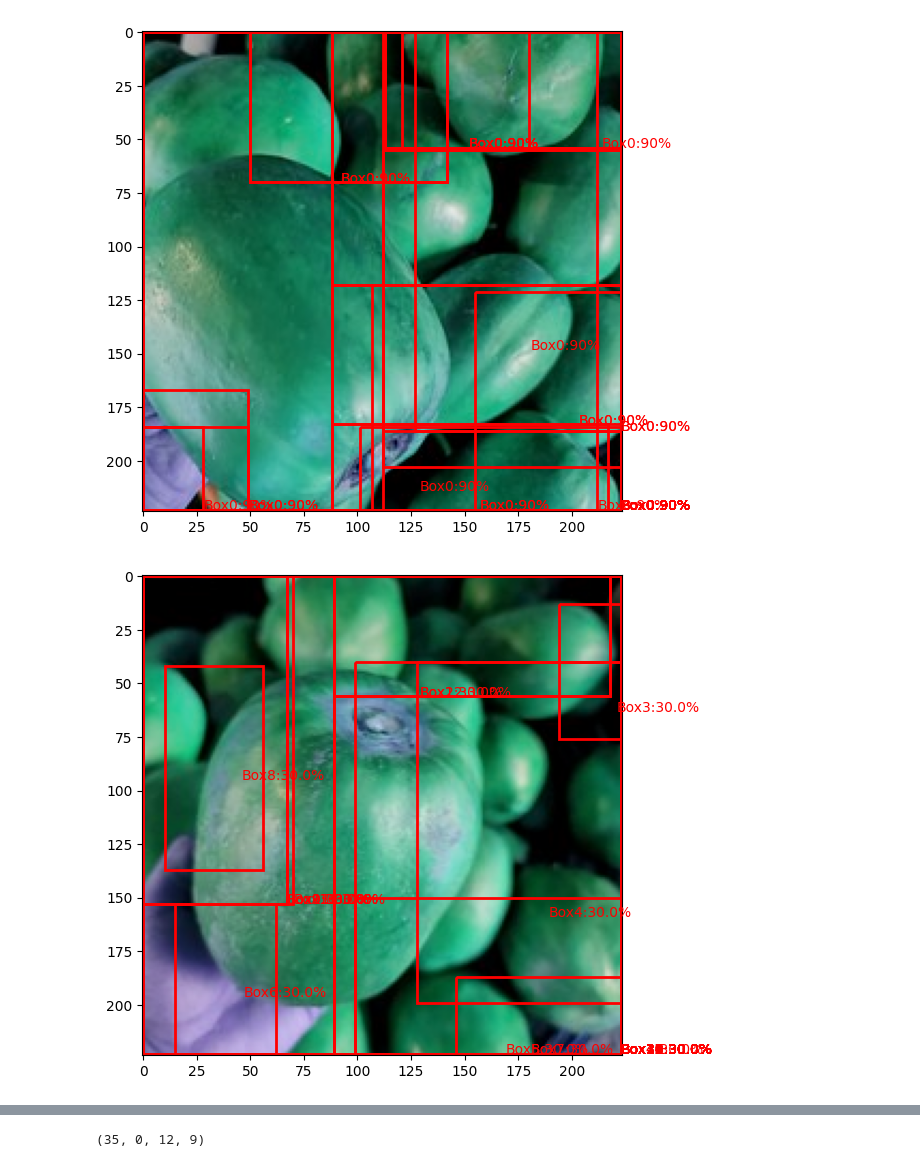
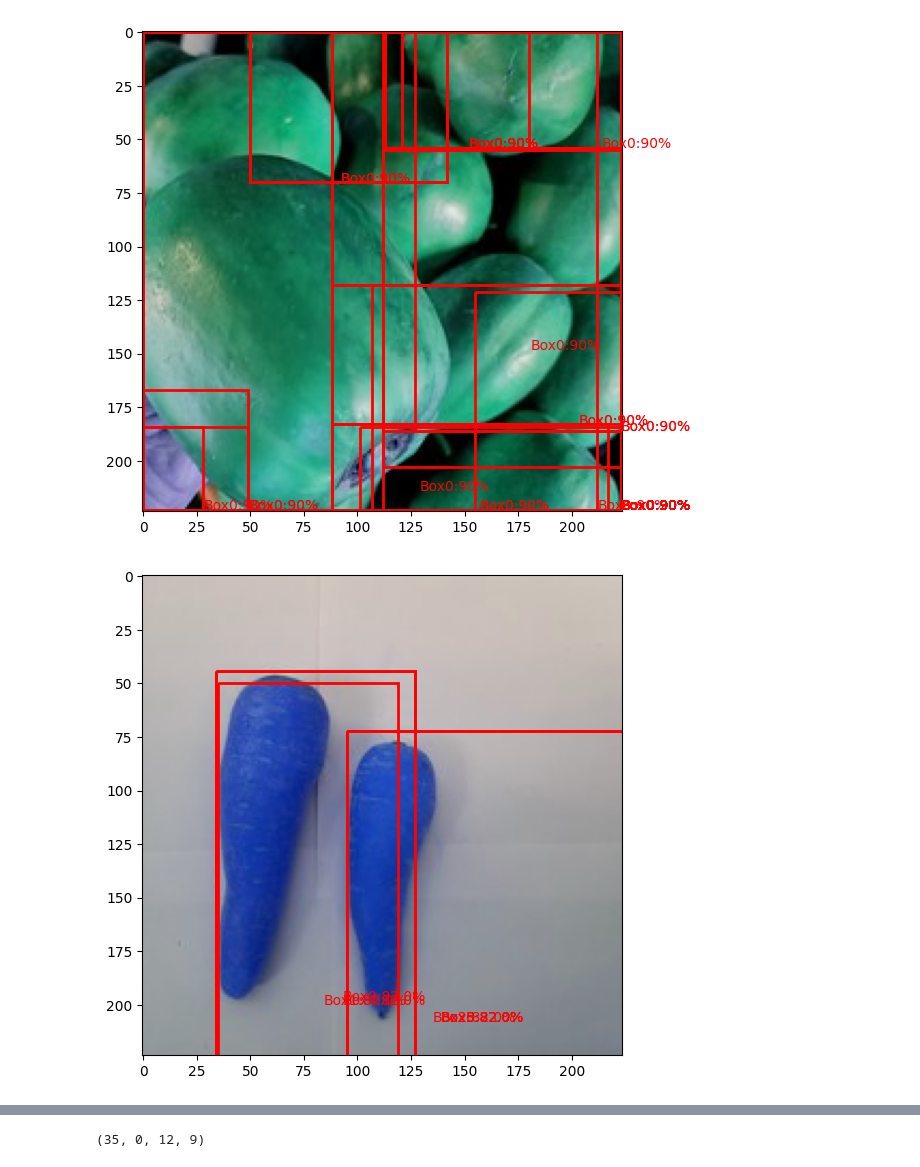
Before and after one commit to ArthurDercq/veggideas, a Jupyter notebook: notebooks/bounding_box.ipynb, the cells around one changed output, grey strips where cells are left out. Drawn from its saved outputs; the diff is of its cells as text; code cells hidden in the pictures.

```diff
--- a/notebooks/bounding_box.ipynb
+++ b/notebooks/bounding_box.ipynb
@@ -670,7 +670,7 @@ import matplotlib.pyplot as plt
 import matplotlib.patches as patches
 import numpy as np
 
-image_path = '/Users/lieselvranckx/code/ArthurDercq/veggideas/raw_data/test/Broccoli/1003.jpg'
+image_path = '/Users/lieselvranckx/code/ArthurDercq/veggideas/raw_data/test/Carrot/1023.jpg'
 
 # Load the image
 image = cv2.imread(image_path)
@@ -680,34 +680,34 @@ fig = plt.figure()
 
 # define axis
 ax = fig.add_axes([0, 0, 1, 1])
 
 # plot image
 plt.imshow(image)
 
 # Perform selective search to generate candidate regions
-selective_search = selectivesearch.selective_search(image, scale=750, sigma=0.99, min_size=7)
+selective_search = selectivesearch.selective_search(image, scale=750, sigma=0.99, min_size=10)
 min_box_size = 1000
 
 # Calculate target aspect ratio range (adjust as per your requirement)
-target_aspect_ratio = 0.7
-aspect_ratio_range = 0.4
+target_aspect_ratio = 0.18
+aspect_ratio_range = 0.25
 
 selected_boxes = []
 for region in selective_search[1]:
     x, y, w, h = region['rect']
     if w * h >= min_box_size:
         aspect_ratio = float(w) / h
         if abs(aspect_ratio - target_aspect_ratio) <= aspect_ratio_range:
             selected_boxes.append((x, y, x + w, y + h))
 
 rect = []
 for i, (x, y, w, h) in enumerate(selected_boxes):
     rect.append(patches.Rectangle((x, y), w, h, edgecolor='red', facecolor='none', linewidth=2))
     ax.add_patch(rect[i])
 
     ax.text(w, h, f'Box{i}:{round((aspect_ratio - target_aspect_ratio) * 100, 2)}%', color='red')
 
 # show figure
 plt.show()
 # %% [output]
-[figure, old version]
+[figure, new version]
```
Also changed, not shown: parts of 1 cell of this notebook.
